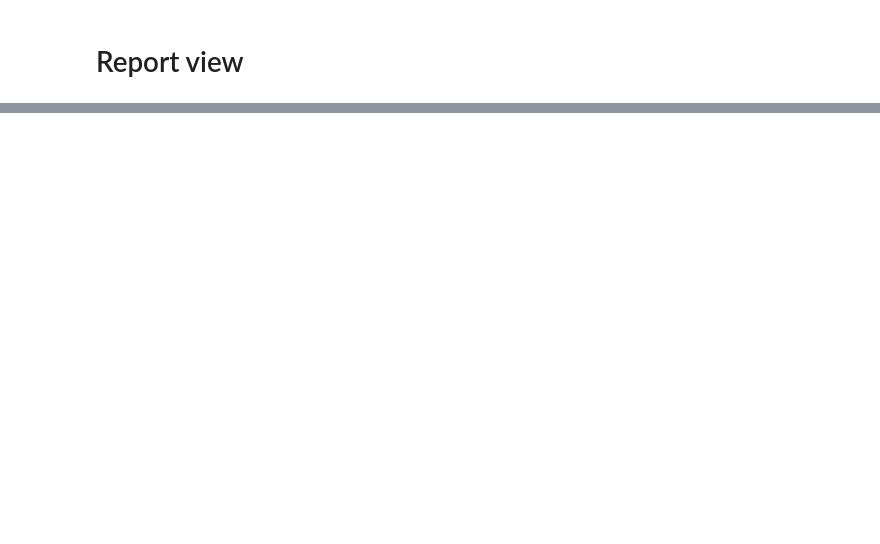
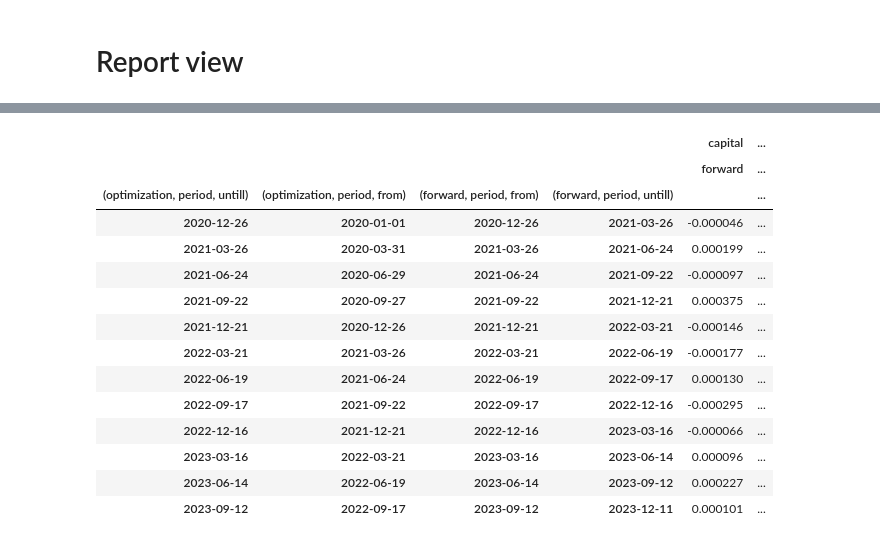
Before and after one commit to NNTrade/StrategyTesterOptimizer, a Jupyter notebook: example/PyAlgoTrade_example.ipynb, the cells around one changed output, grey strips where cells are left out. Drawn from its saved outputs; the diff is of its cells as text; code cells hidden in the pictures; blank space fills up the shorter version.

```diff
--- a/example/PyAlgoTrade_example.ipynb
+++ b/example/PyAlgoTrade_example.ipynb
@@ -231,0 +241,18 @@ OptimizationAnalyzReport.flow_to_dataframe(analyzation_report_arr)
+# %%
+anal_rep_df["yield/year"]
+# %% [output]
+|  |  |  |  | capital | ... |
+|  |  |  |  | forward | ... |
+| (optimization, period, untill) | (optimization, period, from) | (forward, period, from) | (forward, period, untill) |  | ... |
+| 2020-12-26 | 2020-01-01 | 2020-12-26 | 2021-03-26 | -0.000046 | ... |
+| 2021-03-26 | 2020-03-31 | 2021-03-26 | 2021-06-24 | 0.000199 | ... |
+| 2021-06-24 | 2020-06-29 | 2021-06-24 | 2021-09-22 | -0.000097 | ... |
+| 2021-09-22 | 2020-09-27 | 2021-09-22 | 2021-12-21 | 0.000375 | ... |
+| 2021-12-21 | 2020-12-26 | 2021-12-21 | 2022-03-21 | -0.000146 | ... |
+| 2022-03-21 | 2021-03-26 | 2022-03-21 | 2022-06-19 | -0.000177 | ... |
+| 2022-06-19 | 2021-06-24 | 2022-06-19 | 2022-09-17 | 0.000130 | ... |
+| 2022-09-17 | 2021-09-22 | 2022-09-17 | 2022-12-16 | -0.000295 | ... |
+| 2022-12-16 | 2021-12-21 | 2022-12-16 | 2023-03-16 | -0.000066 | ... |
+| 2023-03-16 | 2022-03-21 | 2023-03-16 | 2023-06-14 | 0.000096 | ... |
+| 2023-06-14 | 2022-06-19 | 2023-06-14 | 2023-09-12 | 0.000227 | ... |
+| 2023-09-12 | 2022-09-17 | 2023-09-12 | 2023-12-11 | 0.000101 | ... |
```
Also changed, not shown: parts of 15 cells of this notebook, 29 other files.
